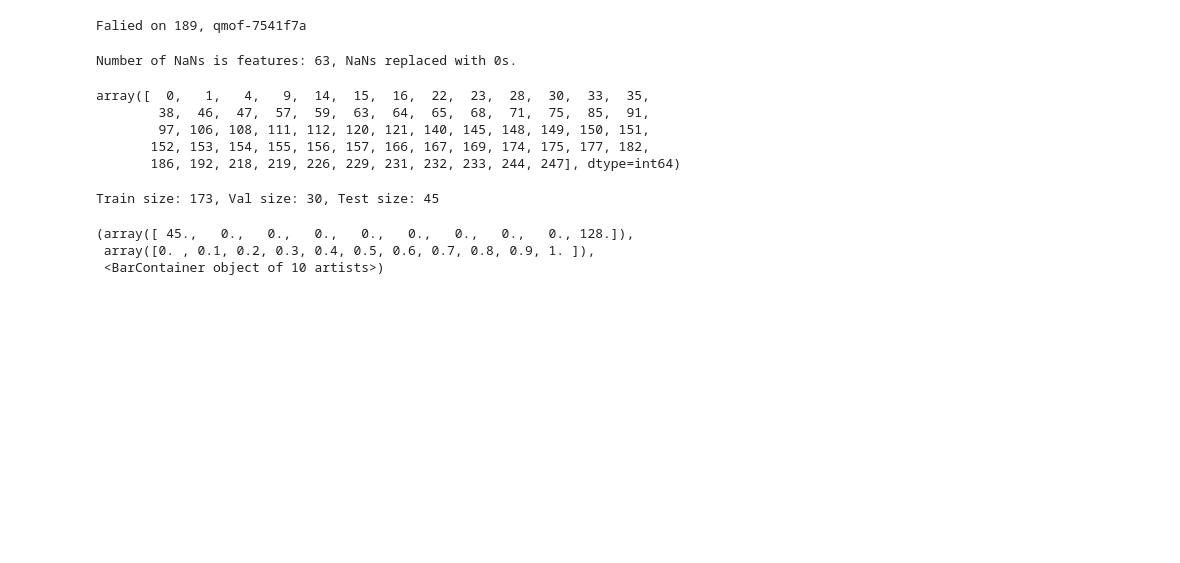
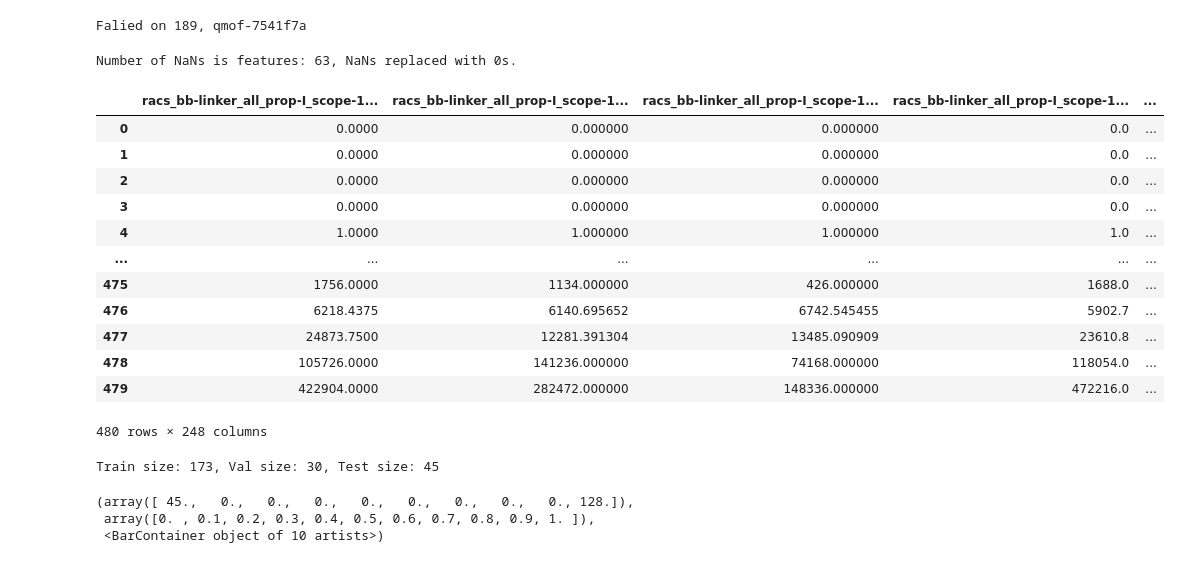
Before and after one commit to AI4ChemS/Eunomia, a Jupyter notebook: examples/featurize.ipynb, the cells around one changed output. Saved outputs shown, nothing was run; the diff lists cells and outputs as text; code cells hidden in the pictures; blank space fills up the shorter version.

Commit message:
added racs feature labels

```diff
--- a/examples/featurize.ipynb
+++ b/examples/featurize.ipynb
@@ -112,13 +112,21 @@ X[np.isnan(X)] = 0
 # %% [output]
 Number of NaNs is features: 63, NaNs replaced with 0s.
 # %%
-indices_with_nans
+pd.DataFrame(dict(zip(featurizer.feature_labels(), X)))
 # %% [output]
+|  | racs_bb-linker_all_prop-I_scope-1... | racs_bb-linker_all_prop-I_scope-1... | racs_bb-linker_all_prop-I_scope-1... | racs_bb-linker_all_prop-I_scope-1... | ... |
+| 0 | 0.0000 | 0.000000 | 0.000000 | 0.0 | ... |
+| 1 | 0.0000 | 0.000000 | 0.000000 | 0.0 | ... |
+| 2 | 0.0000 | 0.000000 | 0.000000 | 0.0 | ... |
+| 3 | 0.0000 | 0.000000 | 0.000000 | 0.0 | ... |
+| 4 | 1.0000 | 1.000000 | 1.000000 | 1.0 | ... |
+| ... | ... | ... | ... | ... | ... |
+| 475 | 1756.0000 | 1134.000000 | 426.000000 | 1688.0 | ... |
+| 476 | 6218.4375 | 6140.695652 | 6742.545455 | 5902.7 | ... |
+| 477 | 24873.7500 | 12281.391304 | 13485.090909 | 23610.8 | ... |
+| 478 | 105726.0000 | 141236.000000 | 74168.000000 | 118054.0 | ... |
+| 479 | 422904.0000 | 282472.000000 | 148336.000000 | 472216.0 | ... |
-array([  0,   1,   4,   9,  14,  15,  16,  22,  23,  28,  30,  33,  35,
-        38,  46,  47,  57,  59,  63,  64,  65,  68,  71,  75,  85,  91,
-        97, 106, 108, 111, 112, 120, 121, 140, 145, 148, 149, 150, 151,
-       152, 153, 154, 155, 156, 157, 166, 167, 169, 174, 175, 177, 182,
-       186, 192, 218, 219, 226, 229, 231, 232, 233, 244, 247], dtype=int64)
+480 rows × 248 columns
 # %%
 # standradize the features
 def standardize_train(x):
```
